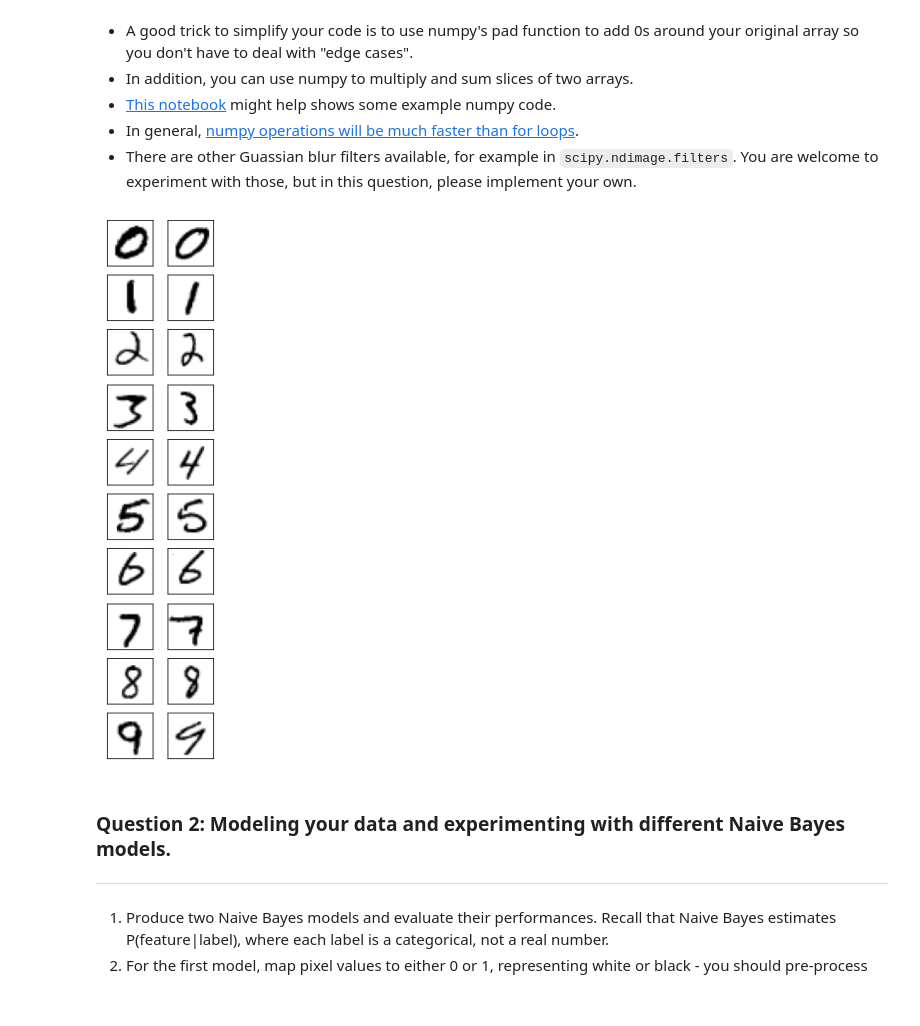
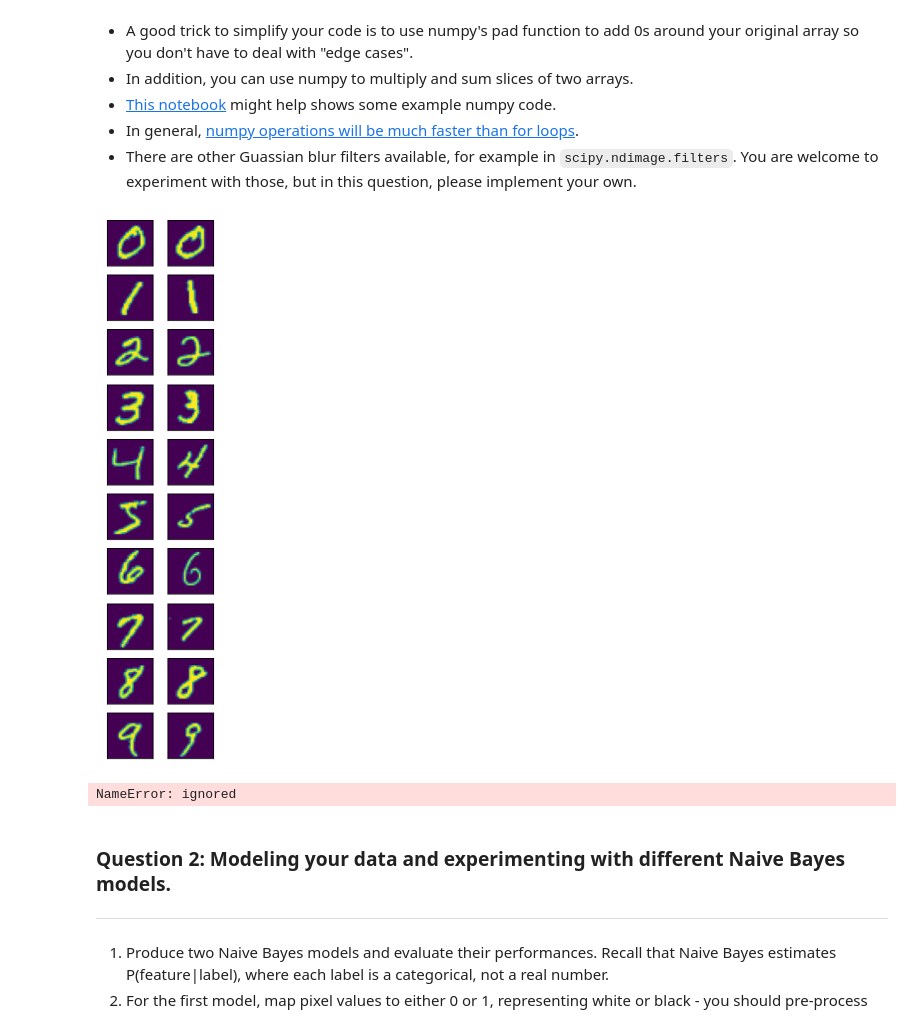
Before and after one commit to marciayyl/w207, a Jupyter notebook: Marcia(Yiying)_Liu_project2.ipynb, the cells around one changed output. Drawn from its saved outputs; the diff is of its cells as text; code cells hidden in the pictures.

```diff
--- a/Marcia(Yiying)_Liu_project2.ipynb
+++ b/Marcia(Yiying)_Liu_project2.ipynb
@@ -70,16 +125,20 @@ Load the data. Notice that the data gets partitioned into training, development,
 # %%
 # Load the digit data from https://www.openml.org/d/554 or from default local location '~/scikit_learn_data/...'
 X, Y = fetch_openml(name='mnist_784', as_frame=False, return_X_y=True, cache=False)
+print(type(X))
 print(X)
+print(type(Y))
 print(Y)
 # Rescale grayscale values to [0,1].
 X = X / 255.0
+# The higher value, more close to white
 
 # Shuffle the input: create a random permutation of the integers between 0 and the number of data points and apply this
 # permutation to X and Y.
 # NOTE: Each time you run this cell, you'll re-shuffle the data, resulting in a different ordering.
-shuffle = np.random.permutation(np.arange(X.shape[0]))
-X, Y = X[shuffle], Y[shuffle]
+
+# shuffle = np.random.permutation(np.arange(X.shape[0]))
+# X, Y = X[shuffle], Y[shuffle]
 
 print('data shape: ', X.shape)
 print('label shape:', Y.shape)
@@ -98,0 +186,18 @@ print(len(Y))
+# %%
+import numpy as np
+import matplotlib.pyplot as plt
+
+dim = int(np.sqrt(X.shape[1]))
+
+mat = X[0]
+arr = np.array(X[0])
+old_shape = arr.shape
+print("old shape : {}".format(arr.shape))
+
+a_reshape = np.reshape(X[0], (dim, dim))
+
+plt.imshow(a_reshape)
+# print(mat)
+# print(Y)
+# plt.imshow(mat)
+# plt.show()
@@ -120,24 +229,24 @@ Notes:
 * In general, [numpy operations will be much faster than for loops](https://colab.research.google.com/drive/1KJI4JtuIqVdyZHTTe_mAlKYA5XdLFp3_).
 * There are other Guassian blur filters available, for example in `scipy.ndimage.filters`. You are welcome to experiment with those, but in this question, please implement your own.
 # %%
-def Q1(num_examples=2):
+def test(num_examples=2):
 
 ### STUDENT START ###
     digits = np.unique(Y)
     M = num_examples
     dim = int(np.sqrt(X.shape[1]))
 
     fig, axs = plt.subplots(len(digits), M, figsize=(2,10))
 
     for i,d in enumerate(digits):
       for j in range(M):
-          axs[i, j].imshow(X[Y==d][j].reshape((dim,dim)), cmap='binary')
+          axs[i, j].imshow(X[Y==d][j].reshape((dim,dim)))
           # plt.xlabel(train_labels[i])
           # axs[i, j].axis('off')
           axs[i, j].yaxis.set_visible(False)
           axs[i, j].xaxis.set_visible(False)
 ### STUDENT END ###
 
-Q1(num_examples=2)
+test(num_examples=2)
 # %% [output]
-[figure, old version]
+[figure, new version]
@@ -162,3 +253,29 @@ Q1()
+# %%
+def gaussian_kernel(size, sigma=1, verbose=False):
+
+    kernel_1D = np.linspace(-(size // 2), size // 2, size)
+    for i in range(size):
+        kernel_1D[i] = dnorm(kernel_1D[i], 0, sigma)
+    kernel_2D = np.outer(kernel_1D.T, kernel_1D.T)
+
+    kernel_2D *= 1.0 / kernel_2D.max()
+
+    if verbose:
+        plt.imshow(kernel_2D, interpolation='none',cmap='gray')
+        plt.title("Image")
+        plt.show()
+
+    return kernel_2D
+
+def Q1():
+### STUDENT START ###
+   y=gaussian_kernel(len(X[0]))
+   plt.plot(X, y)
+### STUDENT END ###
+
+Q1()
+# %% [output]
+NameError: ignored
 # %% [markdown]
 ### Question 2: Modeling your data and experimenting with different Naive Bayes models.
 ---
```
Also changed, not shown: parts of 7 cells of this notebook.
